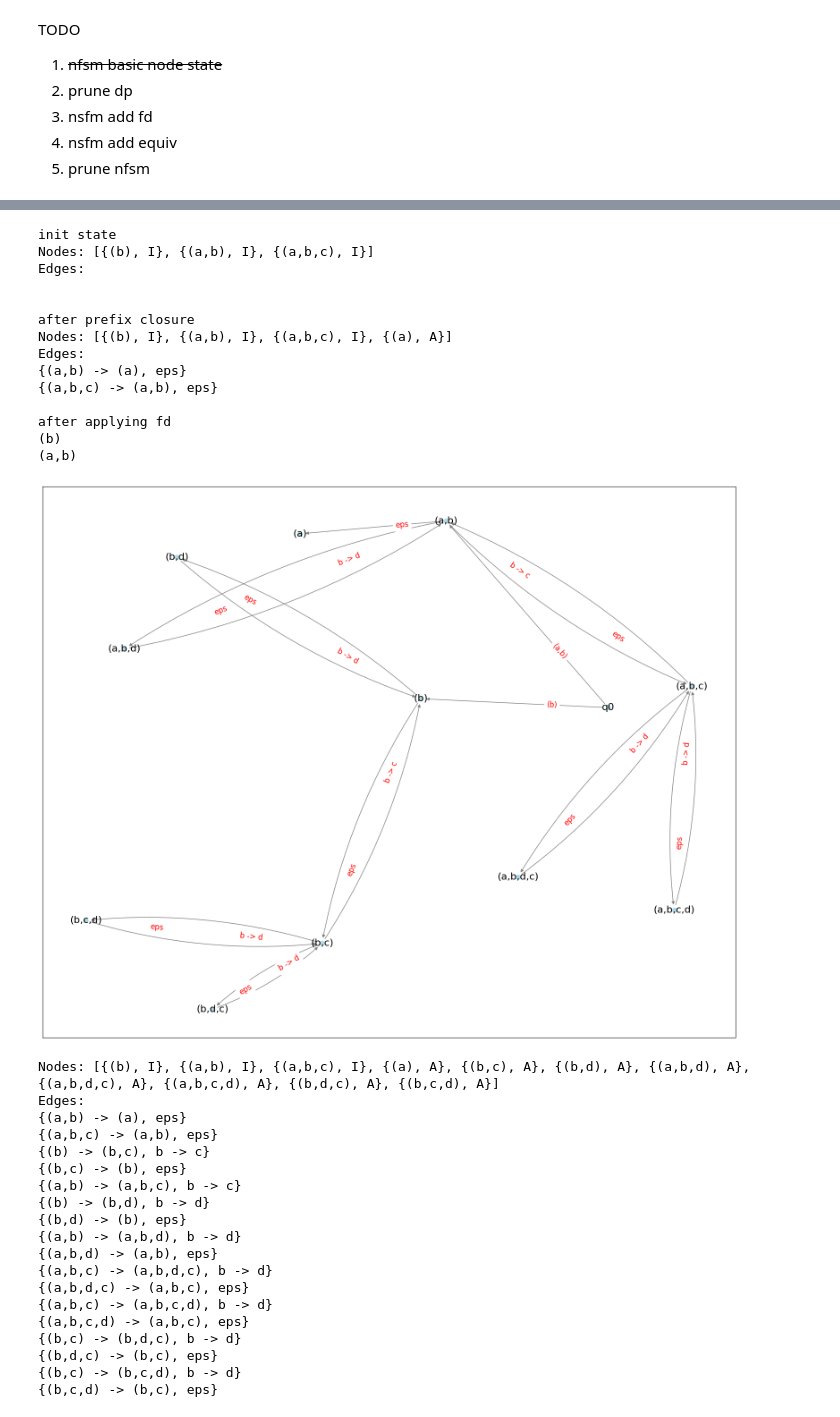
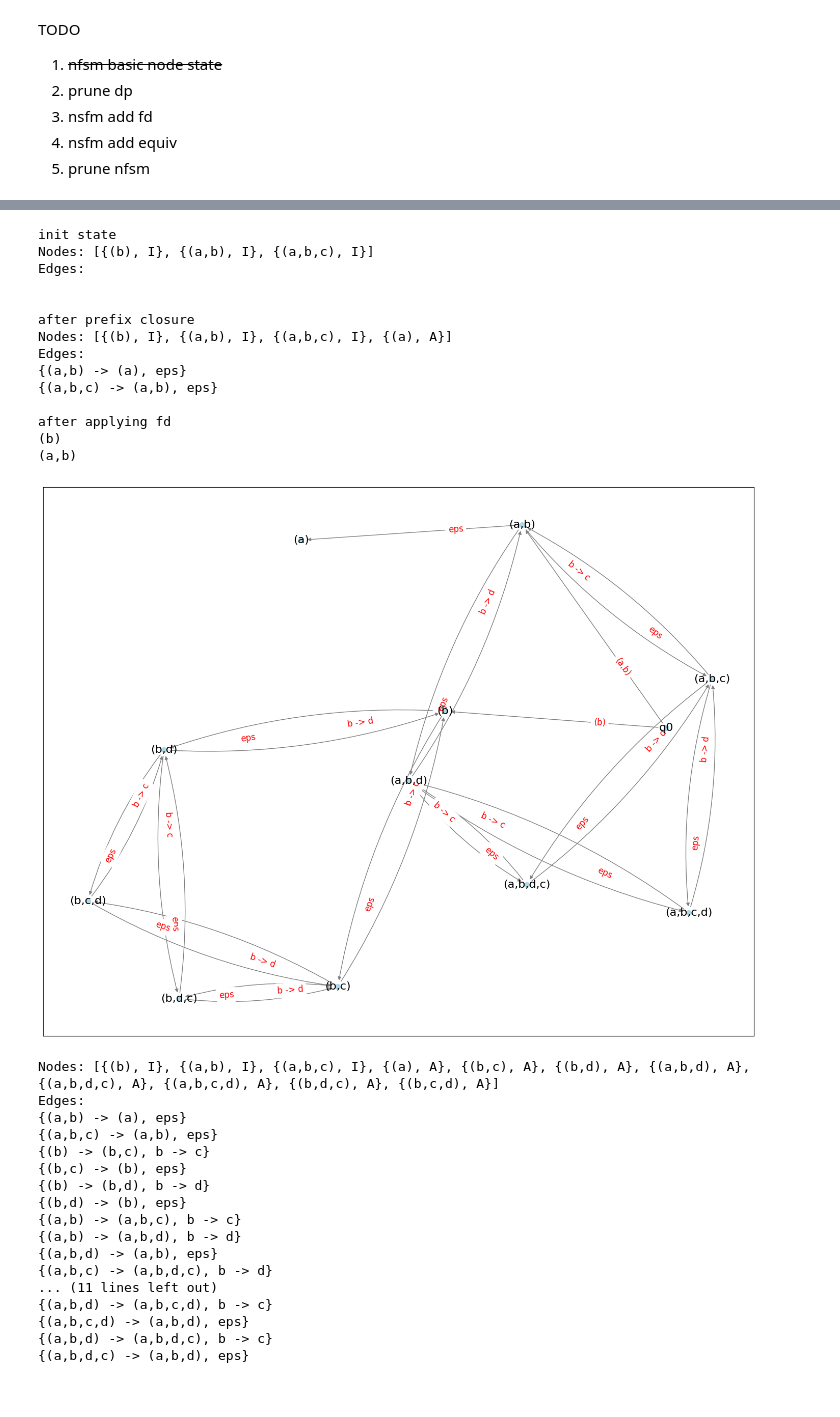
Before and after one commit to pavelvelikhov/DPHyp, a Jupyter notebook: OrderGroupFramework.ipynb, the cells around one changed output, grey strips where cells are left out. Saved outputs shown, nothing was run; the diff lists cells and outputs as text; code cells hidden in the pictures.

```diff
--- a/OrderGroupFramework.ipynb
+++ b/OrderGroupFramework.ipynb
@@ -46,7 +46,7 @@ def draw_graph(nodes, edges, produced_ordering):
     G.add_edges_from(drawable_edges)
     pos = nx.spring_layout(G, seed=1233, k=1.5)
 
-    plt.figure(figsize=(20, 16))
+    plt.figure(figsize=(18, 14))
 
     # Draw edges with arrows
     for u, v, d in G.edges(data=True):
@@ -168,16 +168,23 @@ class NFSM:
         pass
 
     def apply_fd(self, functional_dependencies):
-        for fd in functional_dependencies:
-            for idx, node in enumerate(self.nodes):
+        node_idx = 0
+
+        while node_idx < len(self.nodes):
+            node = self.nodes[node_idx]
+
+            for fd in functional_dependencies:
                 if fd.activation_nodes in node.ordering.order and fd.required_nodes not in node.ordering.order: # 'b',
                     pos = node.ordering.order.index(fd.activation_nodes)
                     for i in range(pos + 1, len(node.ordering.order) + 1):
                         new_order = list(node.ordering.order)
                         new_order.insert(i, fd.required_nodes)
                         r_idx = self.add_node(new_order)
-                        self.add_edge(idx, r_idx, fd)
-                        self.add_edge(r_idx, idx, 'eps')
+                        self.add_edge(node_idx, r_idx, fd)
+                        self.add_edge(r_idx, node_idx, 'eps')
+
+            node_idx += 1
+
 
     def add_edge(self, l_idx, r_idx, fd):
         for edge in self.edges:
@@ -223,50 +230,48 @@ produced = create_orderings(['b', 'ab'], Ordering.Type.produced)
 tested = create_orderings(['abc'], Ordering.Type.tested)
 
 fds = [
     FD('b', 'c'),
     FD('b', 'd'),
 ]
 
 nfsm = NFSM()
 nfsm.construct(fds, produced, tested)
 
 
 # fds = [
 #     FD('a', 'b'),
 #     # FD('')
 # ]
 # %% [output]
 init state
 Nodes: [{(b), I}, {(a,b), I}, {(a,b,c), I}]
 Edges:
 
 
 after prefix closure
 Nodes: [{(b), I}, {(a,b), I}, {(a,b,c), I}, {(a), A}]
 Edges:
 {(a,b) -> (a), eps}
 {(a,b,c) -> (a,b), eps}
 
 after applying fd
 (b)
 (a,b)
-[figure, old version]
+[figure, new version]
 Nodes: [{(b), I}, {(a,b), I}, {(a,b,c), I}, {(a), A}, {(b,c), A}, {(b,d), A}, {(a,b,d), A}, {(a,b,d,c), A}, {(a,b,c,d), A}, {(b,d,c), A}, {(b,c,d), A}]
 Edges:
 {(a,b) -> (a), eps}
 {(a,b,c) -> (a,b), eps}
 {(b) -> (b,c), b -> c}
 {(b,c) -> (b), eps}
-{(a,b) -> (a,b,c), b -> c}
 {(b) -> (b,d), b -> d}
 {(b,d) -> (b), eps}
+{(a,b) -> (a,b,c), b -> c}
 {(a,b) -> (a,b,d), b -> d}
 {(a,b,d) -> (a,b), eps}
 {(a,b,c) -> (a,b,d,c), b -> d}
-{(a,b,d,c) -> (a,b,c), eps}
-{(a,b,c) -> (a,b,c,d), b -> d}
-{(a,b,c,d) -> (a,b,c), eps}
-{(b,c) -> (b,d,c), b -> d}
-{(b,d,c) -> (b,c), eps}
-{(b,c) -> (b,c,d), b -> d}
-{(b,c,d) -> (b,c), eps}
+... (11 lines left out)
+{(a,b,d) -> (a,b,c,d), b -> c}
+{(a,b,c,d) -> (a,b,d), eps}
+{(a,b,d) -> (a,b,d,c), b -> c}
+{(a,b,d,c) -> (a,b,d), eps}
```
Also changed, not shown: parts of 3 cells of this notebook.
